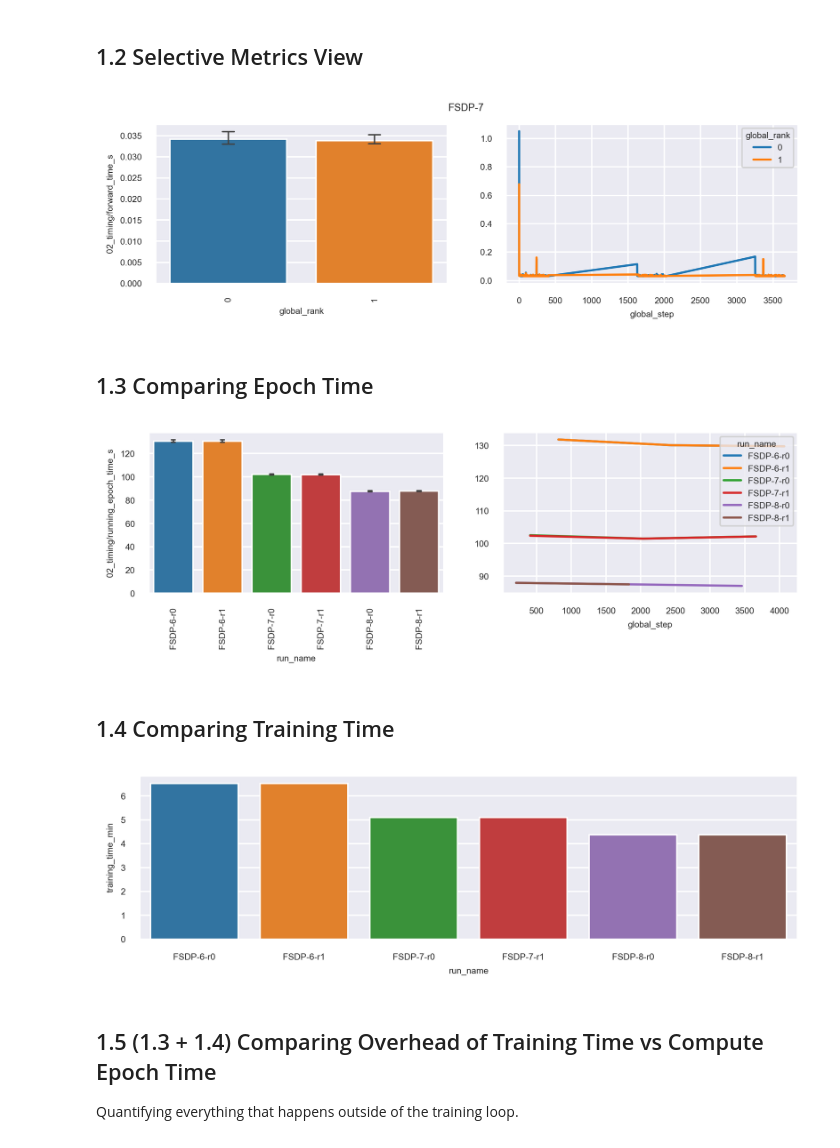
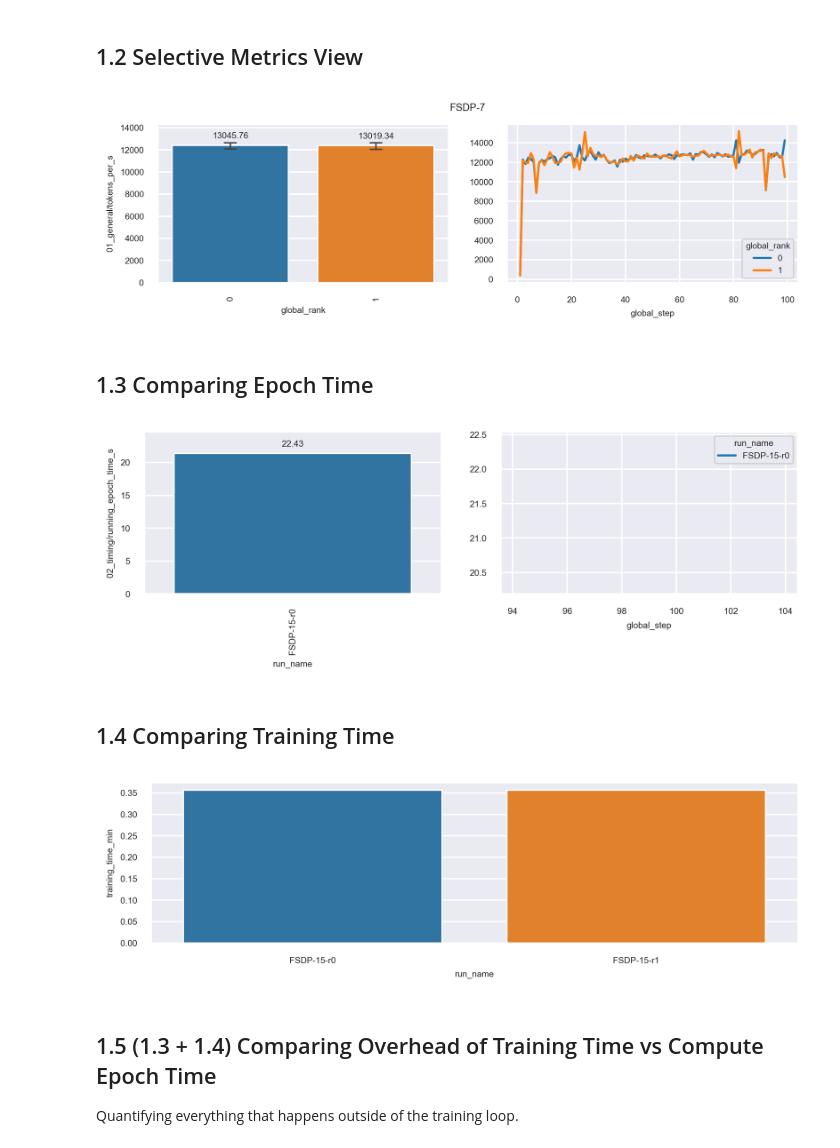
Before and after one commit to cirquit/fsdp-memory-analysis, a Jupyter notebook: 01-fsdp-logging-basic.ipynb, the cells around one changed output. Drawn from its saved outputs; the diff is of its cells as text; code cells hidden in the pictures.

```diff
--- a/01-fsdp-logging-basic.ipynb
+++ b/01-fsdp-logging-basic.ipynb
@@ -130,6 +122,6 @@ Index(['00_cfg/batch_size', '00_cfg/block_for_validation',
       dtype='object')
 # %%
 config = "00_cfg/batch_size"
-run_name = "FSDP-0-r0"
+run_name = "FSDP-15-r0"
 print(f"{run_name}[{config}]:",config_df.query(f"run_name=='{run_name}'")[config][0])
 # %% [output]
@@ -273,6 +260,24 @@ Text(0.5, 0.98, 'All Timings')
 ## 1.2 Selective Metrics View
 # %%
 set_fontsizes(6,6,7)
+
+def show_barplot_values(ax, decimals=2):
+
+    max_y = 0
+    for (p_ix, p) in enumerate(ax.patches):
+        #if p_ix >= (len(ax.patches) / 2):
+        #p_ix = p_ix - (len(ax.patches) / 2)
+        _x = p.get_x() + p.get_width() / 2
+        _y = p.get_y() + (p.get_height() * 1.05)
+        max_y = max(max_y, _y)
+        if decimals == 2:
+            value = '{:.2f}'.format(_y)
+        elif decimals == 1:
+            value = '{:.1f}'.format(_y)
+        ax.text(_x, _y, value, ha="center")
+
+    visualized_max_y = max_y * 1.10
+    ax.set_ylim([0, visualized_max_y])
 
 def dual_plot(df, x, y, line_ylim=None, figsize=(8,2), title=None):
     fig, (ax1, ax2) = plt.subplots(1,2, figsize=figsize)
@@ -285,6 +290,7 @@ def dual_plot(df, x, y, line_ylim=None, figsize=(8,2), title=None):
         errwidth=1,
         capsize=0.08)
     ax1.set_xticklabels(df[x].unique(), rotation=90)#, ha='right')
+    show_barplot_values(ax = ax1)
     ax2 = sns.lineplot(
         data=df,
         x="global_step",
@@ -296,56 +302,56 @@ def dual_plot(df, x, y, line_ylim=None, figsize=(8,2), title=None):
     if title != None:
         fig.suptitle(title)
 
-group_name = "FSDP-7"
-test_run = runs_df.query(f"group_name=='{group_name}'")
+temp_df = runs_df.copy().query("group_name=='FSDP-15'")
+
 x = "global_rank"
-y = "02_timing/forward_time_s"
-dual_plot(df=test_run, x=x, y=y, title=group_name)#, line_ylim=[0,0.5])
+y = "01_general/tokens_per_s"
+dual_plot(df=temp_df, x=x, y=y, title=group_name)#, line_ylim=[0,0.5])
 # %% [output]
-[figure, old version]
+[figure, new version]
 # %% [markdown]
 ## 1.3 Comparing Epoch Time
 # %%
-temp_df = runs_df.copy().query("group_name=='FSDP-6' or group_name=='FSDP-7' or group_name=='FSDP-8'")
+temp_df = runs_df.copy().query("group_name=='FSDP-15'")# or group_name=='FSDP-7' or group_name=='FSDP-8'")
 
 epoch_timing_df = temp_df.loc[temp_df[temp_df["01_general/step"].diff()<0].index - 1]
 x = "run_name"
 y = "02_timing/running_epoch_time_s"
 dual_plot(df=epoch_timing_df, x=x, y=y)
 # %% [output]
-[figure, old version]
+[figure, new version]
 # %% [markdown]
 ## 1.4 Comparing Training Time
 # %%
-temp_df = runs_df.copy().query("group_name=='FSDP-6' or group_name=='FSDP-7' or group_name=='FSDP-8'")
+temp_df = runs_df.copy().query("group_name=='FSDP-15'") # or group_name=='FSDP-7' or group_name=='FSDP-8'")
 
 x = "run_name"
 y = "02_timing/running_training_time_s"
 
 training_time_dict = {
     "run_name": [],
     "training_time_s": [],
     "training_time_min": []
 }
 
 for run_name in temp_df["run_name"].unique():
     training_time_dict["run_name"].append(run_name)
     training_time_s = temp_df.query(f"run_name=='{run_name}'")["02_timing/running_training_time_s"].max()
     training_time_dict["training_time_s"].append(training_time_s)
     training_time_dict["training_time_min"].append(training_time_s / 60)
 
 training_time_df = pd.DataFrame(training_time_dict)
 
 set_fontsizes(6,6,8)
 
 plt.figure(figsize=(8,2))
 fig = sns.barplot(
     data=training_time_df,
     y="training_time_min",
     x="run_name",
 )
 # %% [output]
-[figure, old version]
+[figure, new version]
 # %% [markdown]
 ## 1.5 (1.3 + 1.4) Comparing Overhead of Training Time vs Compute Epoch Time
 
```
Also changed, not shown: parts of 16 cells of this notebook, 3 other files.
